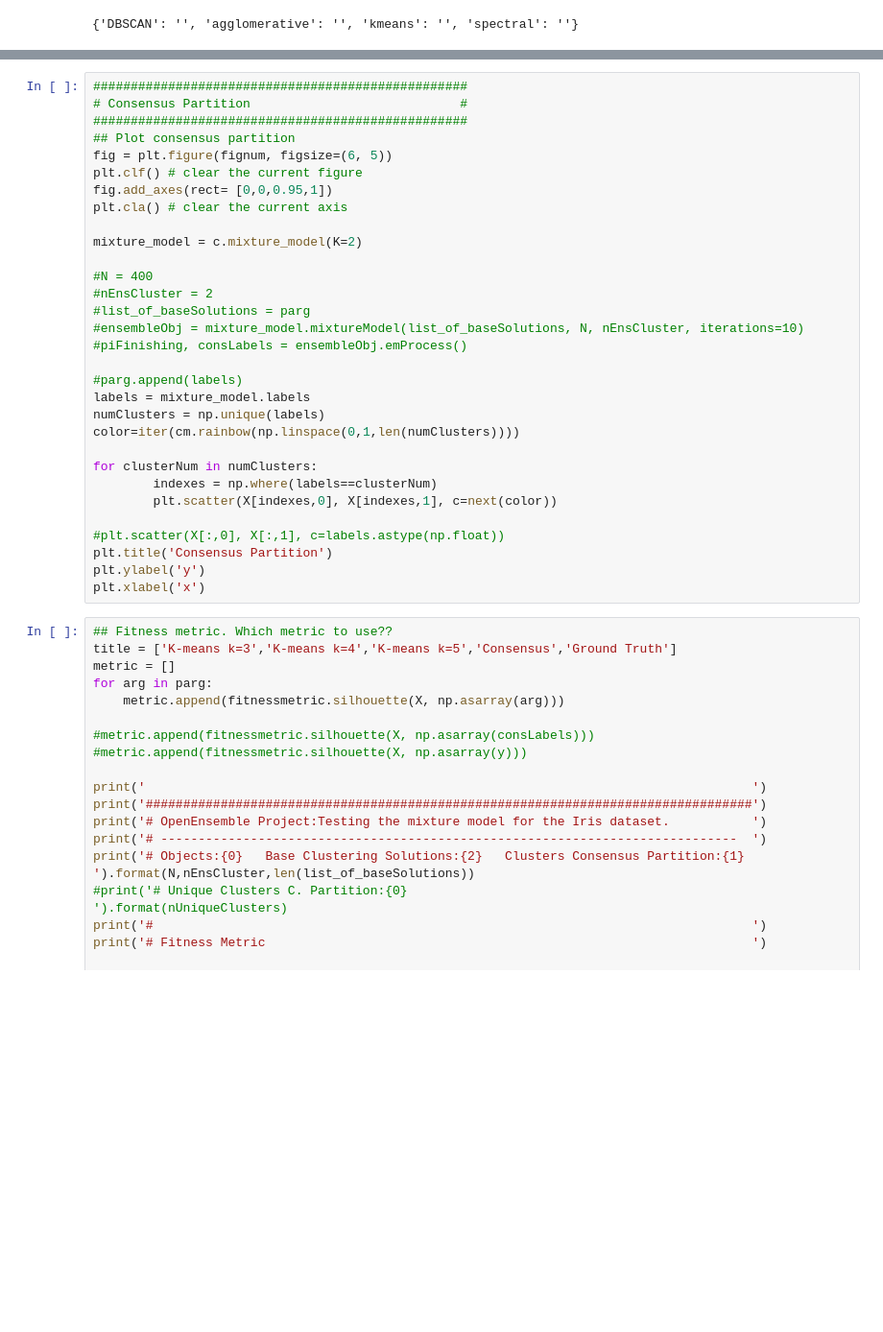
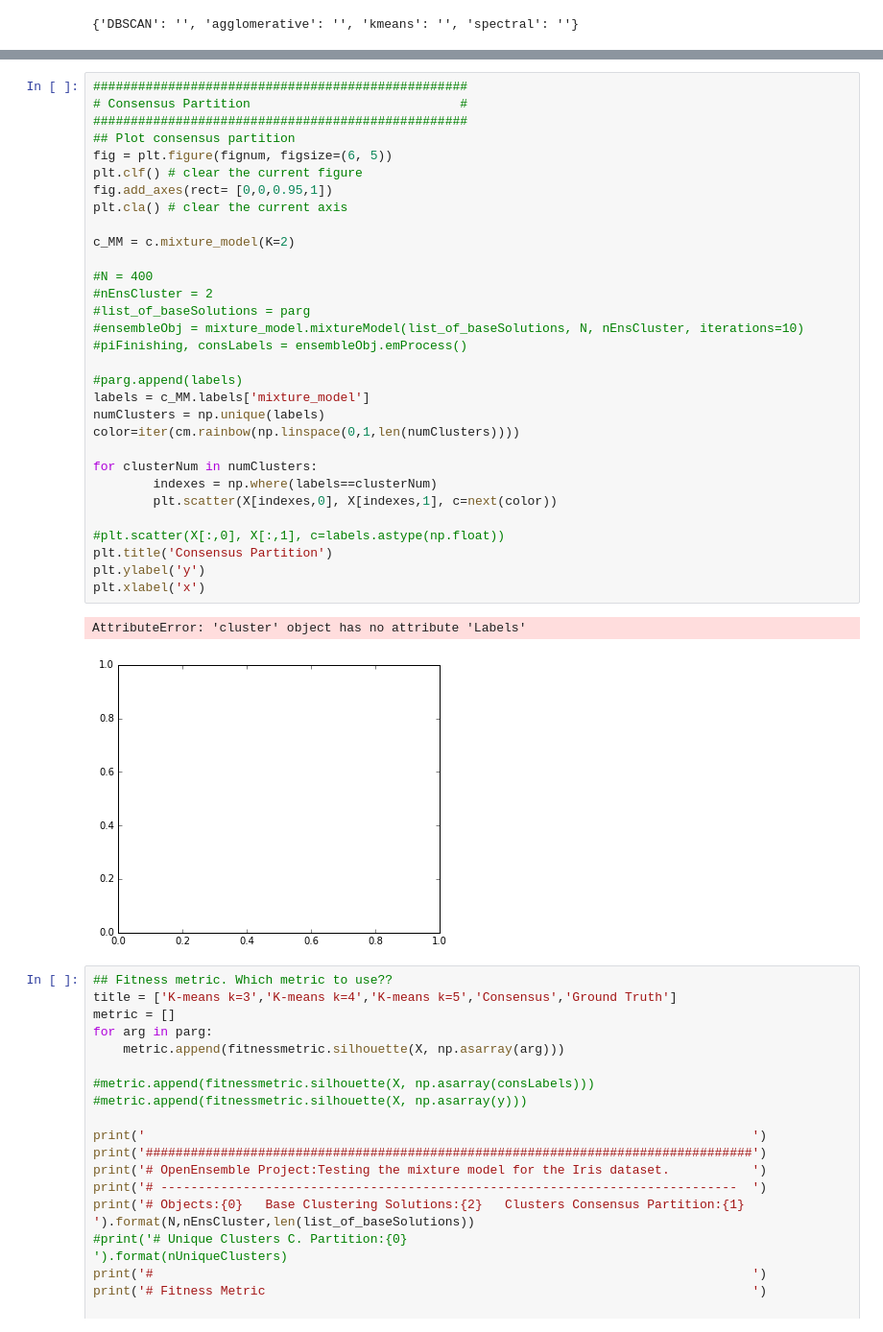
Before and after one commit to NaegleLab/OpenEnsembles, a Jupyter notebook: examples/example_half_rings.ipynb, the cells around one changed output, grey strips where cells are left out. Shown at 96% size. Saved outputs shown, nothing was run; the diff lists cells and outputs as text; blank space fills up the shorter version.

```diff
--- a/examples/example_half_rings.ipynb
+++ b/examples/example_half_rings.ipynb
@@ -94,34 +94,37 @@ for solution in c.labels:
 # %%
 ##################################################
 # Consensus Partition                            #
 ##################################################
 ## Plot consensus partition
 fig = plt.figure(fignum, figsize=(6, 5))
 plt.clf() # clear the current figure
 fig.add_axes(rect= [0,0,0.95,1])
 plt.cla() # clear the current axis
 
-mixture_model = c.mixture_model(K=2)
+c_MM = c.mixture_model(K=2)
 
 #N = 400
 #nEnsCluster = 2
 #list_of_baseSolutions = parg
 #ensembleObj = mixture_model.mixtureModel(list_of_baseSolutions, N, nEnsCluster, iterations=10)
 #piFinishing, consLabels = ensembleObj.emProcess()
 
 #parg.append(labels)
-labels = mixture_model.labels
+labels = c_MM.labels['mixture_model']
 numClusters = np.unique(labels)
 color=iter(cm.rainbow(np.linspace(0,1,len(numClusters))))
 
 for clusterNum in numClusters:
         indexes = np.where(labels==clusterNum)
         plt.scatter(X[indexes,0], X[indexes,1], c=next(color))
 
 #plt.scatter(X[:,0], X[:,1], c=labels.astype(np.float))
 plt.title('Consensus Partition')
 plt.ylabel('y')
 plt.xlabel('x')
+# %% [output]
+AttributeError: 'cluster' object has no attribute 'Labels'
+[figure, added]
 # %%
 ## Fitness metric. Which metric to use??
 title = ['K-means k=3','K-means k=4','K-means k=5','Consensus','Ground Truth']
```
Also changed, not shown: parts of 2 cells of this notebook, 3 other files.
